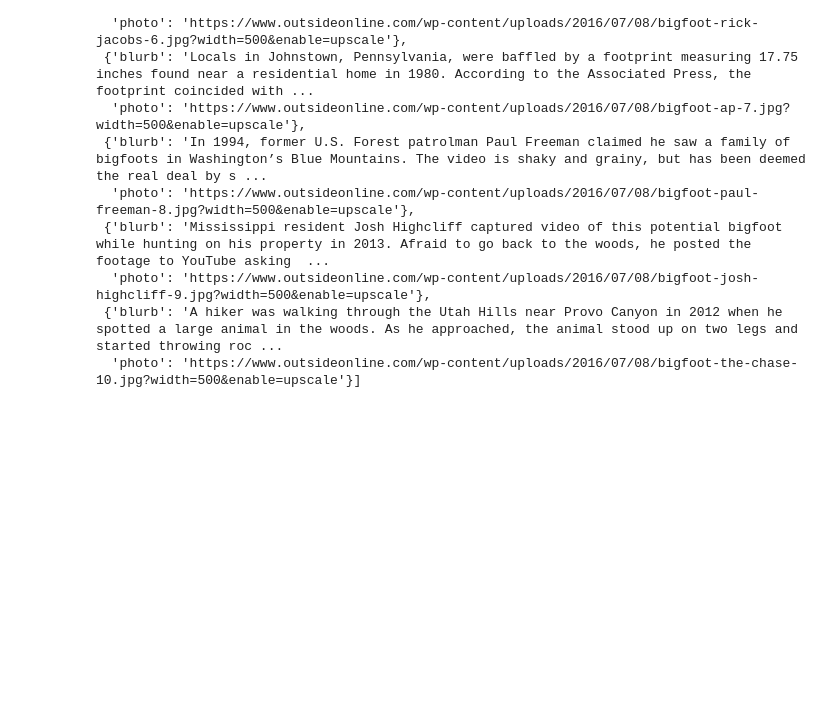
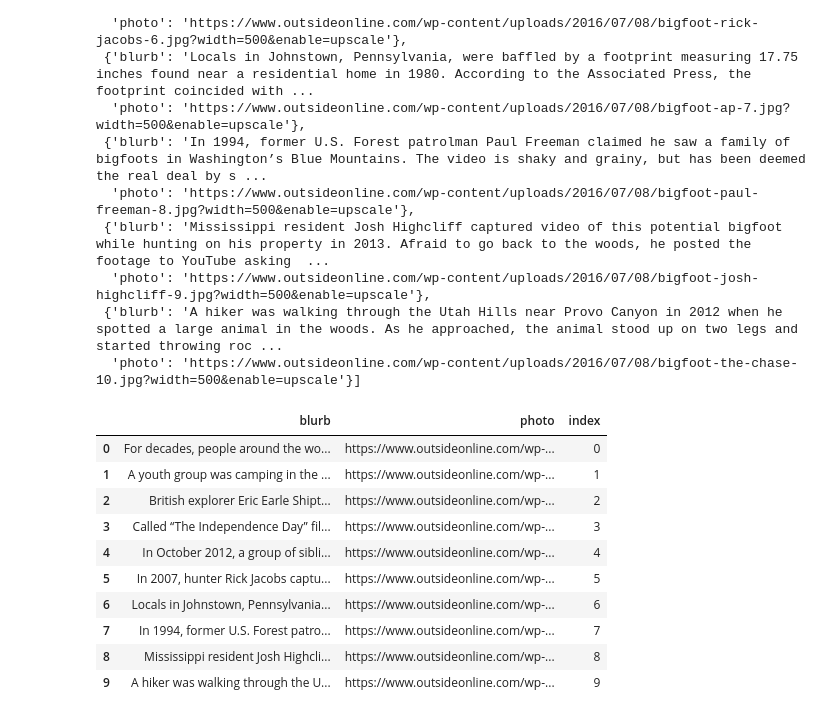
Before and after one commit to CBPher24/Where_has_bigfoot_been, a Jupyter notebook: Coding/Scraping.ipynb, the cells around one changed output. Saved outputs shown, nothing was run; the diff lists cells and outputs as text; code cells hidden in the pictures; blank space fills up the shorter version.

```diff
--- a/Coding/Scraping.ipynb
+++ b/Coding/Scraping.ipynb
@@ -89,0 +91,16 @@ sections
+# %%
+sect = pd.DataFrame(sections)
+sect["index"] = sect.index
+sect
+# %% [output]
+|  | blurb | photo | index |
+| 0 | For decades, people around the wo... | https://www.outsideonline.com/wp-... | 0 |
+| 1 | A youth group was camping in the ... | https://www.outsideonline.com/wp-... | 1 |
+| 2 | British explorer Eric Earle Shipt... | https://www.outsideonline.com/wp-... | 2 |
+| 3 | Called “The Independence Day” fil... | https://www.outsideonline.com/wp-... | 3 |
+| 4 | In October 2012, a group of sibli... | https://www.outsideonline.com/wp-... | 4 |
+| 5 | In 2007, hunter Rick Jacobs captu... | https://www.outsideonline.com/wp-... | 5 |
+| 6 | Locals in Johnstown, Pennsylvania... | https://www.outsideonline.com/wp-... | 6 |
+| 7 | In 1994, former U.S. Forest patro... | https://www.outsideonline.com/wp-... | 7 |
+| 8 | Mississippi resident Josh Highcli... | https://www.outsideonline.com/wp-... | 8 |
+| 9 | A hiker was walking through the U... | https://www.outsideonline.com/wp-... | 9 |
```
Also changed, not shown: parts of 4 cells of this notebook.
